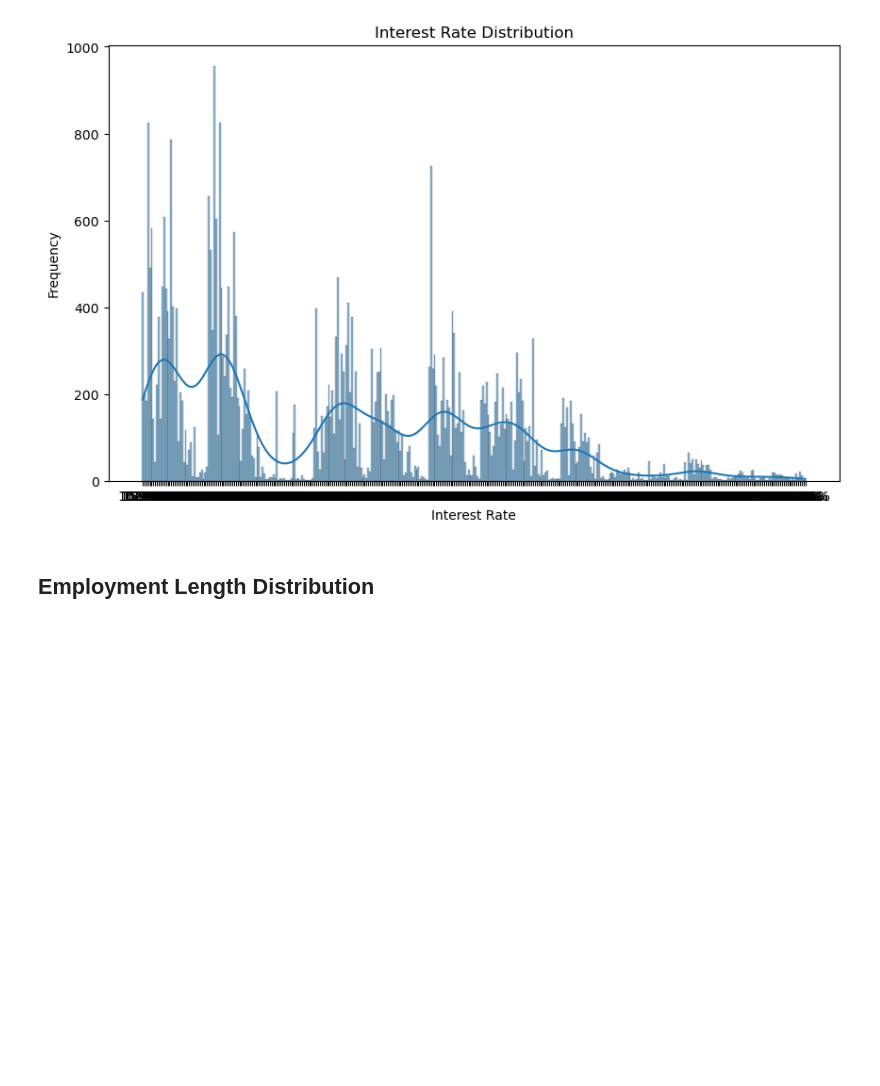
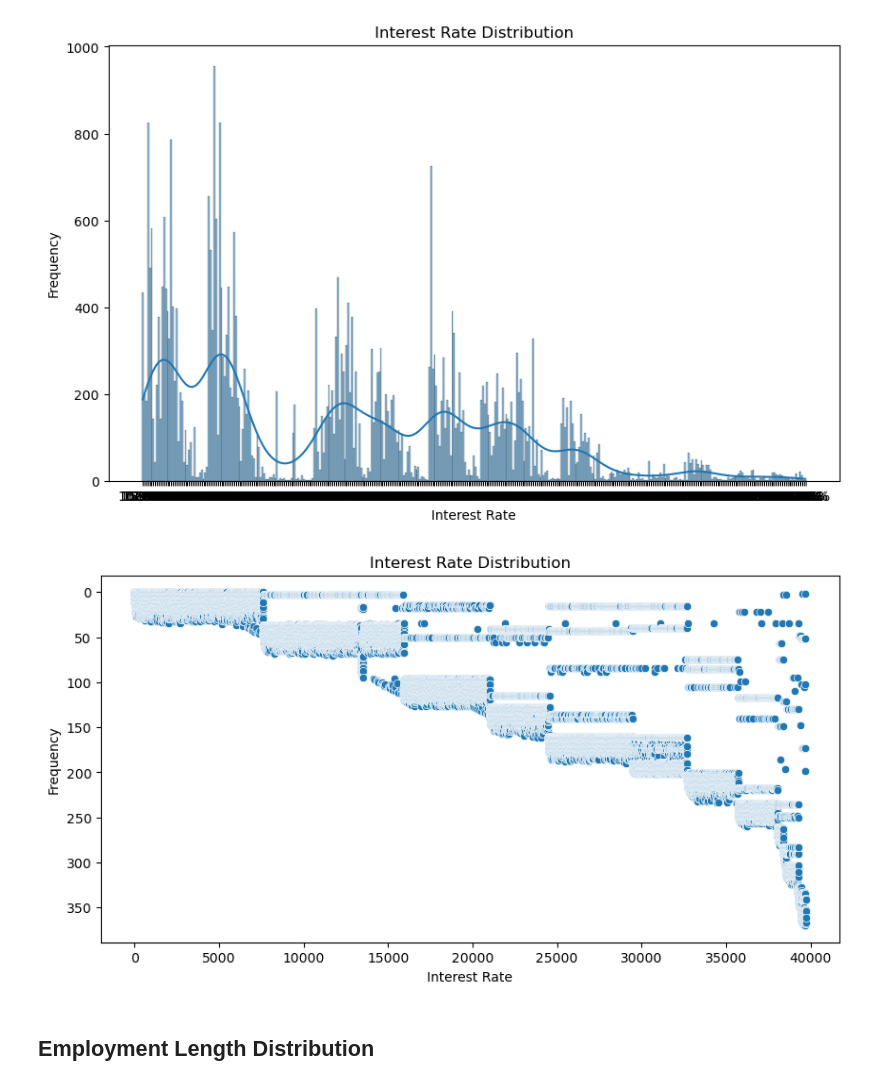
Before and after one commit to mundhranishant/Lending-Club-Case-Study, a Jupyter notebook: Nishant Mundhra.ipynb, the cells around one changed output. Saved outputs shown, nothing was run; the diff lists cells and outputs as text; code cells hidden in the pictures; blank space fills up the shorter version.

```diff
--- a/Nishant Mundhra.ipynb
+++ b/Nishant Mundhra.ipynb
@@ -44,6 +44,17 @@ plt.ylabel('Frequency')
 plt.show()
 # %% [output]
 [figure]
+# %%
+plt.figure(figsize=(10, 5))
+
+x=sns.scatterplot(loan_data_cleaned['int_rate'])
+x.set_yscale("linear")
+plt.title('Interest Rate Distribution')
+plt.xlabel('Interest Rate')
+plt.ylabel('Frequency')
+plt.show()
+# %% [output]
+[figure, added]
 # %% [markdown]
 ## Employment Length Distribution
 # %%
```
Also changed, not shown: parts of 4 cells of this notebook, 2 other files.
